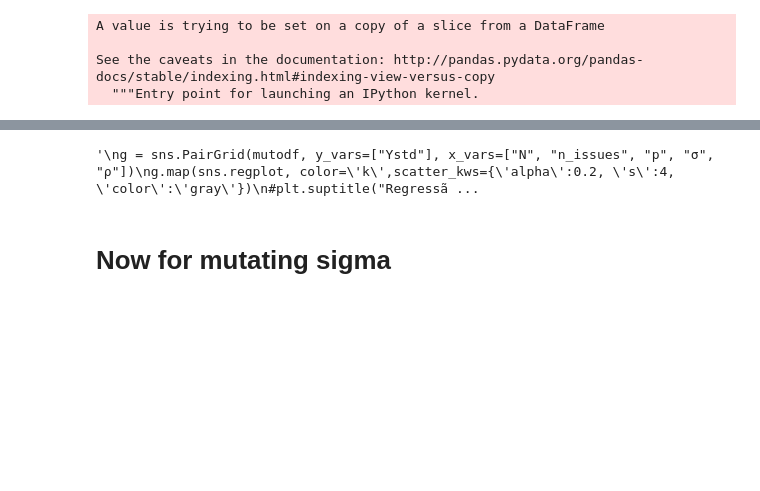
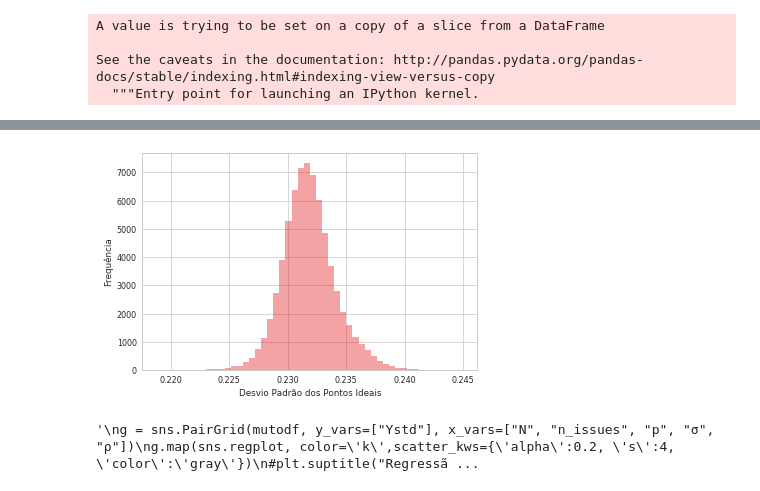
Before and after one commit to marcelovmaciel/Projeto, a Jupyter notebook: simulation-analysis/03-saltelli-finaloutput.ipynb, the cells around one changed output, grey strips where cells are left out. Cells and saved outputs as stored; diff of their text form; code cells hidden in the pictures; blank space fills up the shorter version.

```diff
--- a/simulation-analysis/03-saltelli-finaloutput.ipynb
+++ b/simulation-analysis/03-saltelli-finaloutput.ipynb
@@ -89,0 +83,2 @@ mutodf
+# %%
+initcondf = pd.read_csv("data/saltelli70kinitcond.csv")
@@ -90,3 +126,11 @@ mutodf
+# %%
+sns.distplot(initcondf["std"], kde = False)
+plt.ylabel("Frequência")
+plt.xlabel("Desvio Padrão dos Pontos Ideais")
+plt.savefig("image/diststdinit.png", dpi = 200)
+plt.show()
+# %% [output]
+[figure, added]
 # %%
 """
 g = sns.PairGrid(mutodf, y_vars=["Ystd"], x_vars=["N", "n_issues", "p", "σ", "ρ"])
@@ -111,2 +154,0 @@ for i in list(mutodf.columns.values):
-# %% [markdown]
-# Now for mutating sigma
```
Also changed, not shown: parts of 24 cells of this notebook, 9 other files.
